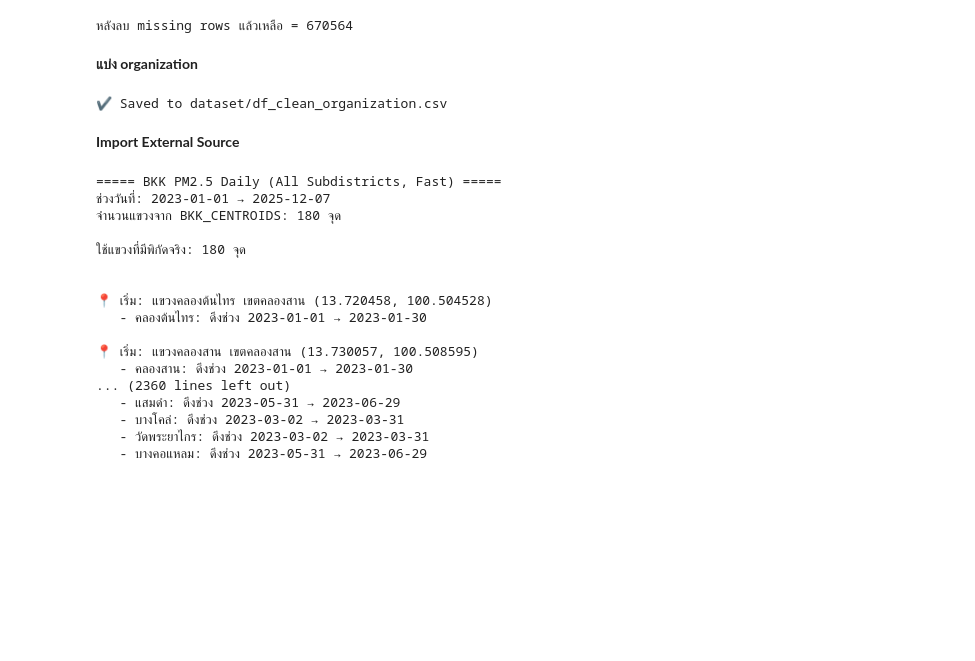
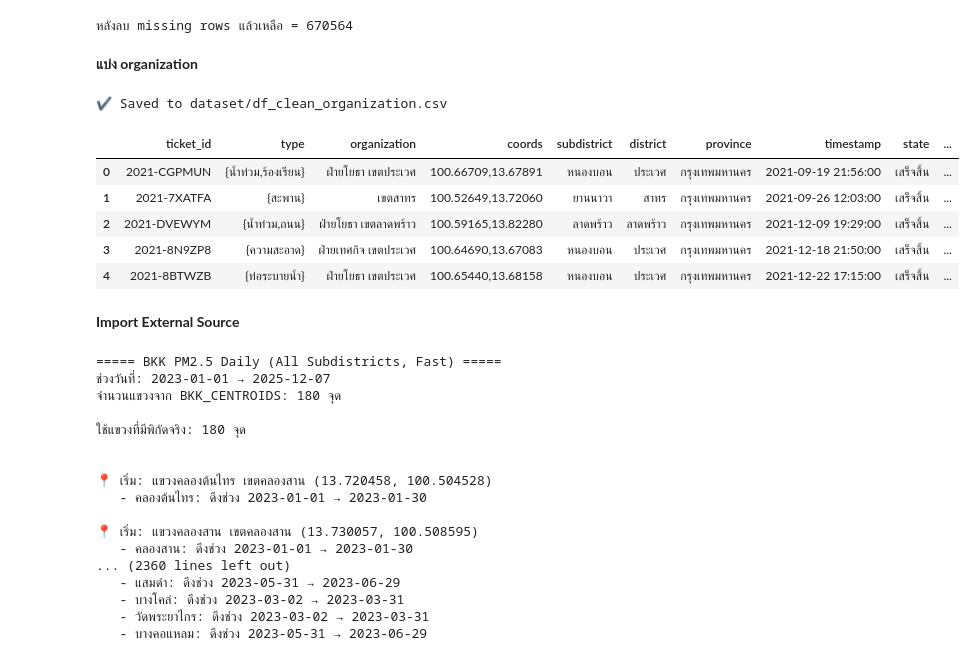
Before and after one commit to TeeRatTaPon27/DSDE-Project, a Jupyter notebook: code.ipynb, the cells around one changed output. Saved outputs shown, nothing was run; the diff lists cells and outputs as text; code cells hidden in the pictures; blank space fills up the shorter version.

```diff
--- a/code.ipynb
+++ b/code.ipynb
@@ -272,20 +273,27 @@ def clean_organization_list(org_list):
 # %%
 # ---------------------------
 # APPLY เข้ากับ DataFrame
 # ---------------------------
 df_clean["organization_list_raw"] = df_clean["organization"].apply(extract_organization_list)
 df_clean["organization"] = df_clean["organization_list_raw"].apply(pick_main_organization)
 df_clean["organization_list"] = df_clean["organization_list_raw"].apply(clean_organization_list)
 
 # ลบคอลัมน์ raw หากไม่ต้องการ
 df_clean = df_clean.drop(columns=["organization_list_raw"])
 
 # Export CSV
 df_clean.to_csv("dataset/df_clean_organization.csv", index=False)
 
 print("✔ Saved to dataset/df_clean_organization.csv")
+df_clean.head()
 # %% [output]
 ✔ Saved to dataset/df_clean_organization.csv
+|  | ticket_id | type | organization | coords | subdistrict | district | province | timestamp | state | ... |
+| 0 | 2021-CGPMUN | {น้ำท่วม,ร้องเรียน} | ฝ่ายโยธา เขตประเวศ | 100.66709,13.67891 | หนองบอน | ประเวศ | กรุงเทพมหานคร | 2021-09-19 21:56:00 | เสร็จสิ้น | ... |
+| 1 | 2021-7XATFA | {สะพาน} | เขตสาทร | 100.52649,13.72060 | ยานนาวา | สาทร | กรุงเทพมหานคร | 2021-09-26 12:03:00 | เสร็จสิ้น | ... |
+| 2 | 2021-DVEWYM | {น้ำท่วม,ถนน} | ฝ่ายโยธา เขตลาดพร้าว | 100.59165,13.82280 | ลาดพร้าว | ลาดพร้าว | กรุงเทพมหานคร | 2021-12-09 19:29:00 | เสร็จสิ้น | ... |
+| 3 | 2021-8N9ZP8 | {ความสะอาด} | ฝ่ายเทศกิจ เขตประเวศ | 100.64690,13.67083 | หนองบอน | ประเวศ | กรุงเทพมหานคร | 2021-12-18 21:50:00 | เสร็จสิ้น | ... |
+| 4 | 2021-8BTWZB | {ท่อระบายน้ำ} | ฝ่ายโยธา เขตประเวศ | 100.65440,13.68158 | หนองบอน | ประเวศ | กรุงเทพมหานคร | 2021-12-22 17:15:00 | เสร็จสิ้น | ... |
 # %% [markdown]
 **Import External Source**
 # %%
```
Also changed, not shown: parts of 1 cell of this notebook.
